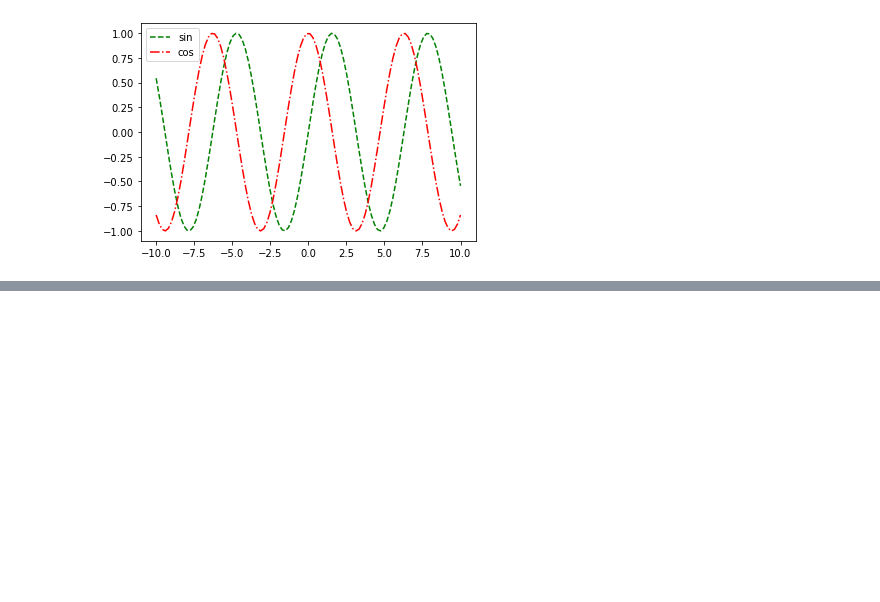
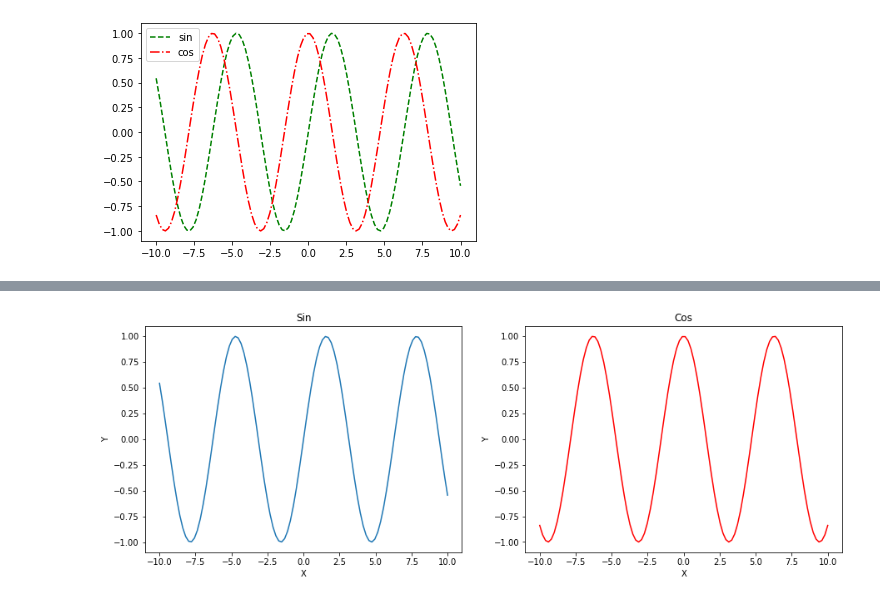
Before and after one commit to honghanhh/mci_python_31_level_1, a Jupyter notebook: Live Slides/Live Lecture 7/hai.ipynb, the cells around one changed output, grey strips where cells are left out. Drawn from its saved outputs; the diff is of its cells as text; code cells hidden in the pictures; blank space fills up the shorter version.

```diff
--- a/Live Slides/Live Lecture 7/hai.ipynb
+++ b/Live Slides/Live Lecture 7/hai.ipynb
@@ -66,0 +100,11 @@ plt.show()
+# %%
+plt.figure(figsize=(15,5))
+ax1 = plt.subplot(1, 2, 1)
+ax2 = plt.subplot(1,2,2)
+
+ax1.plot(x, sin)
+ax2.plot(x, cos, c='red')
+ax1.set(xlabel='X', ylabel='Y', title='Sin')
+ax2.set(xlabel='X', ylabel='Y', title='Cos');
+# %% [output]
+[figure, added]
```
Also changed, not shown: parts of 40 cells of this notebook.
